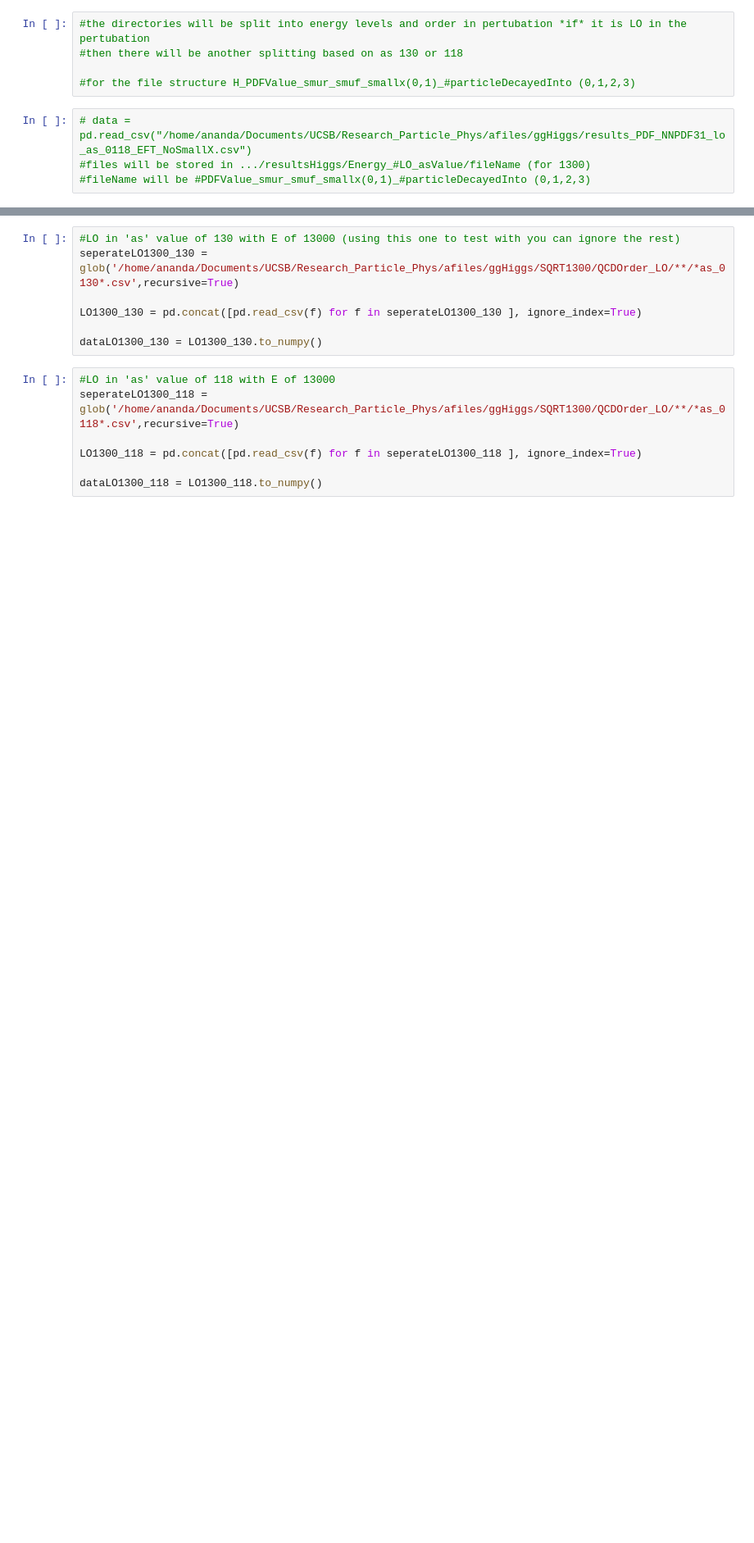
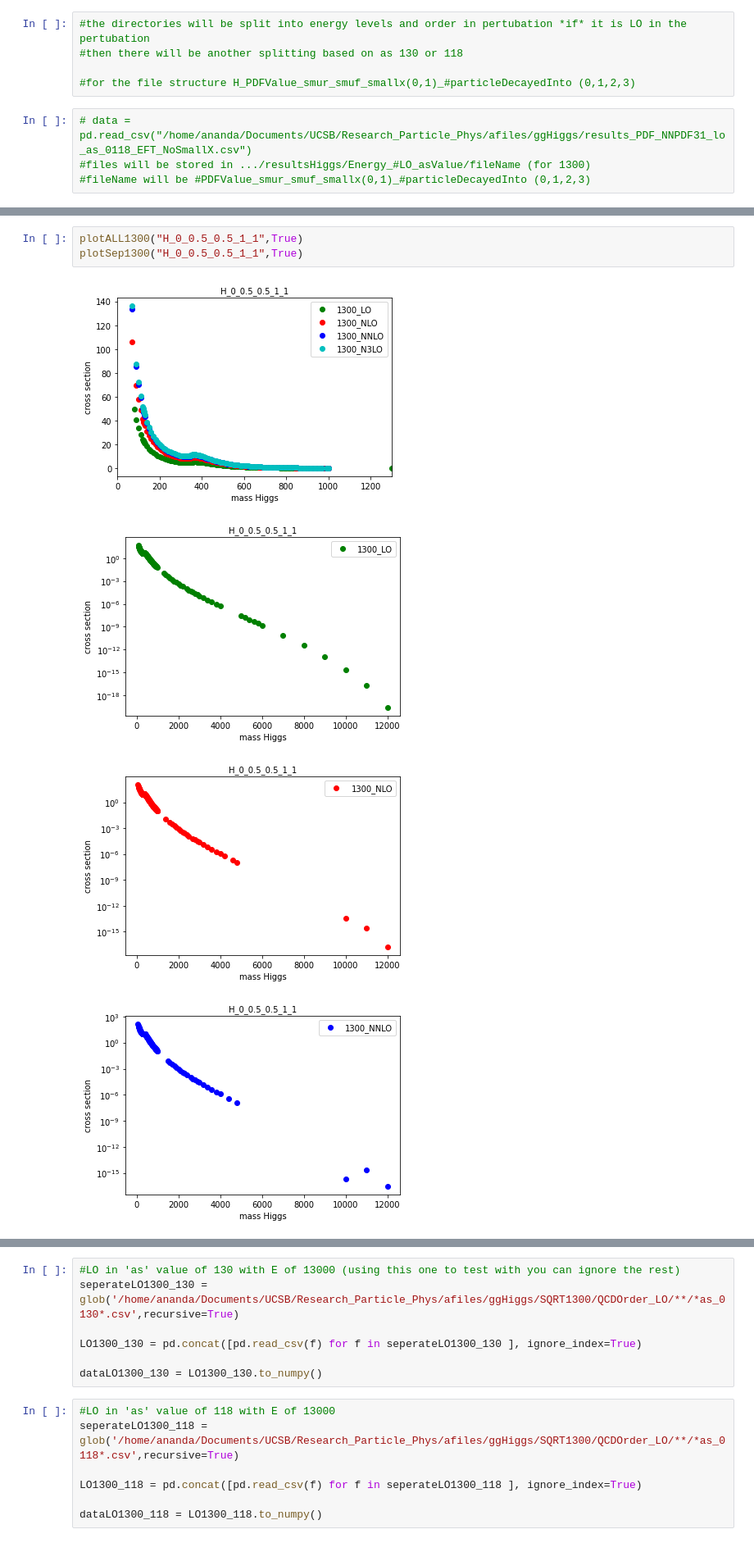
Before and after one commit to anandaguha/HiggsAnalysis, a Jupyter notebook: ReadCSV.ipynb, the cells around one changed output, grey strips where cells are left out. Shown at 82% size. Drawn from its saved outputs; the diff is of its cells as text; blank space fills up the shorter version.

Commit message:
This version has plotting for all 13000 sqrt energys in all orders, there is no crossing between the pdf's and only one pdf value is ploted per plot as of now.

```diff
--- a/ReadCSV.ipynb
+++ b/ReadCSV.ipynb
@@ -91,3 +124,11 @@ def createHists(inputPath, outputPath):
         writer.writerow(point)
 
     #     file.write
+# %%
+plotALL1300("H_0_0.5_0.5_1_1",True)
+plotSep1300("H_0_0.5_0.5_1_1",True)
+# %% [output]
+[figure, added]
+[figure, added]
+[figure, added]
+[figure, added]
```
Also changed, not shown: parts of 18 cells of this notebook.
